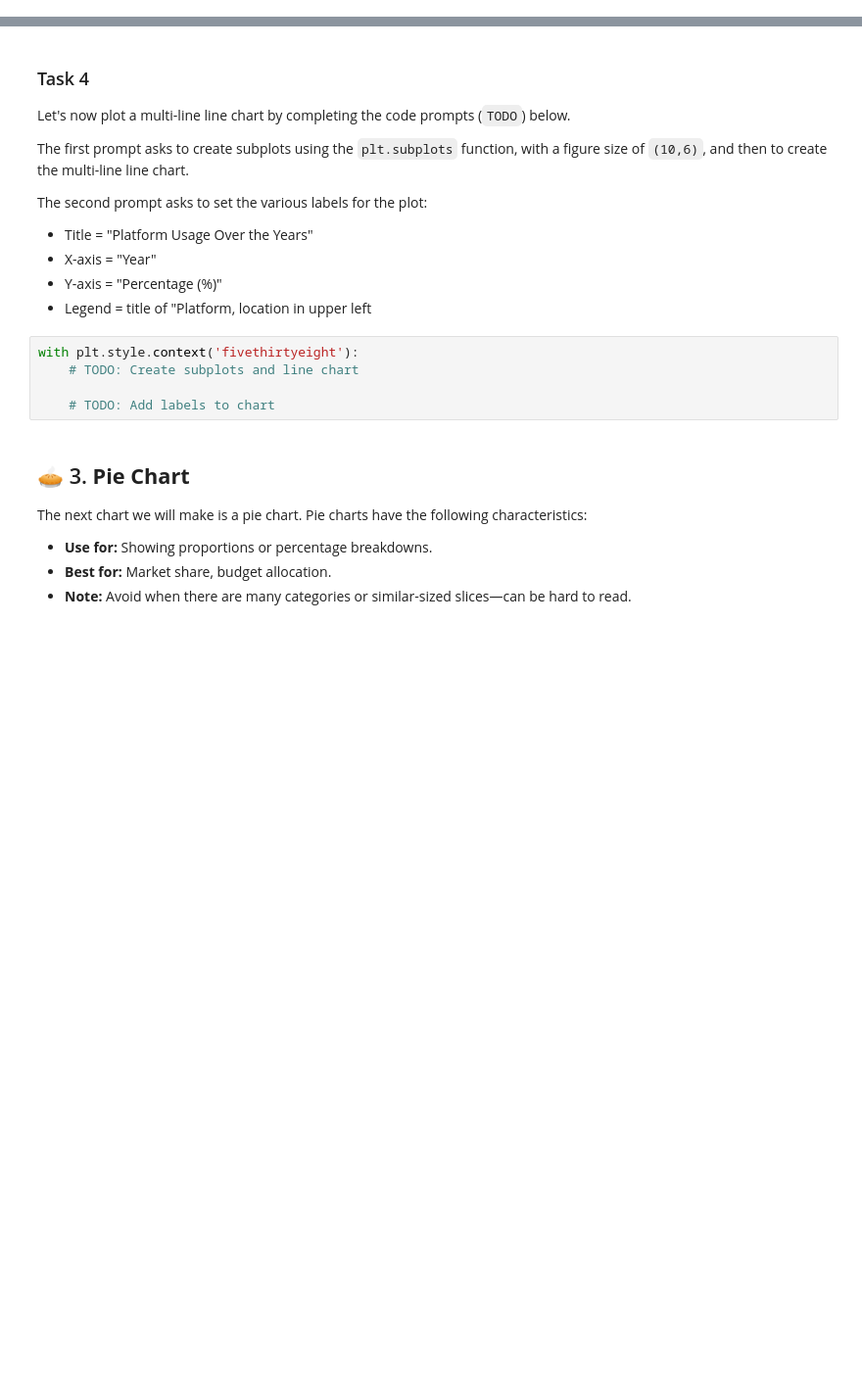
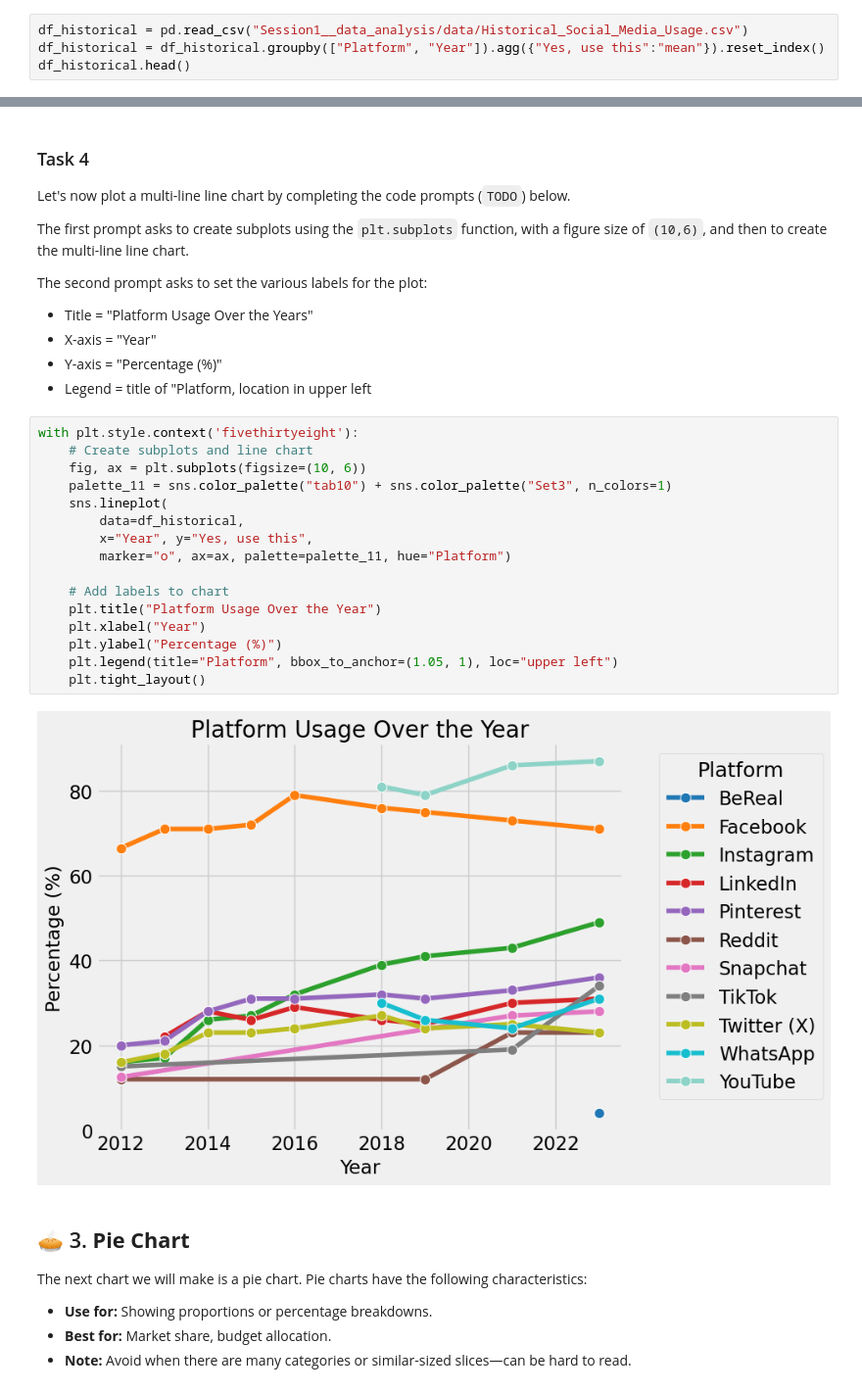
Before and after one commit to yuri-spizhovyi-mit/ET6-ML, a Jupyter notebook: Session1__data_analysis/notebooks/DataVisualization_HW1_Assignment.ipynb, the cells around one changed output, grey strips where cells are left out. Shown at 98% size. Drawn from its saved outputs; the diff is of its cells as text; blank space fills up the shorter version.

```diff
--- a/Session1__data_analysis/notebooks/DataVisualization_HW1_Assignment.ipynb
+++ b/Session1__data_analysis/notebooks/DataVisualization_HW1_Assignment.ipynb
@@ -246,0 +259,4 @@ Feel free to use the `.head()` function to observe the first few rows of your ne
+# %%
+df_historical = pd.read_csv("Session1__data_analysis/data/Historical_Social_Media_Usage.csv")
+df_historical = df_historical.groupby(["Platform", "Year"]).agg({"Yes, use this":"mean"}).reset_index()
+df_historical.head()
@@ -256,11 +279,24 @@ The second prompt asks to set the various labels for the plot:
 - X-axis = "Year"
 - Y-axis = "Percentage (%)"
 - Legend = title of "Platform, location in upper left
-# %%
-with plt.style.context('fivethirtyeight'):
-    # TODO: Create subplots and line chart
-
-    # TODO: Add labels to chart
+# %%
+with plt.style.context('fivethirtyeight'):
+    # Create subplots and line chart
+    fig, ax = plt.subplots(figsize=(10, 6))
+    palette_11 = sns.color_palette("tab10") + sns.color_palette("Set3", n_colors=1)
+    sns.lineplot(
+        data=df_historical,
+        x="Year", y="Yes, use this",
+        marker="o", ax=ax, palette=palette_11, hue="Platform")
+
+    # Add labels to chart
+    plt.title("Platform Usage Over the Year")
+    plt.xlabel("Year")
+    plt.ylabel("Percentage (%)")
+    plt.legend(title="Platform", bbox_to_anchor=(1.05, 1), loc="upper left")
+    plt.tight_layout()
+# %% [output]
+[figure, added]
 # %% [markdown]
 ## 🥧 3. **Pie Chart**
 The next chart we will make is a pie chart. Pie charts have the following characteristics:
```
Also changed, not shown: parts of 10 cells of this notebook.
